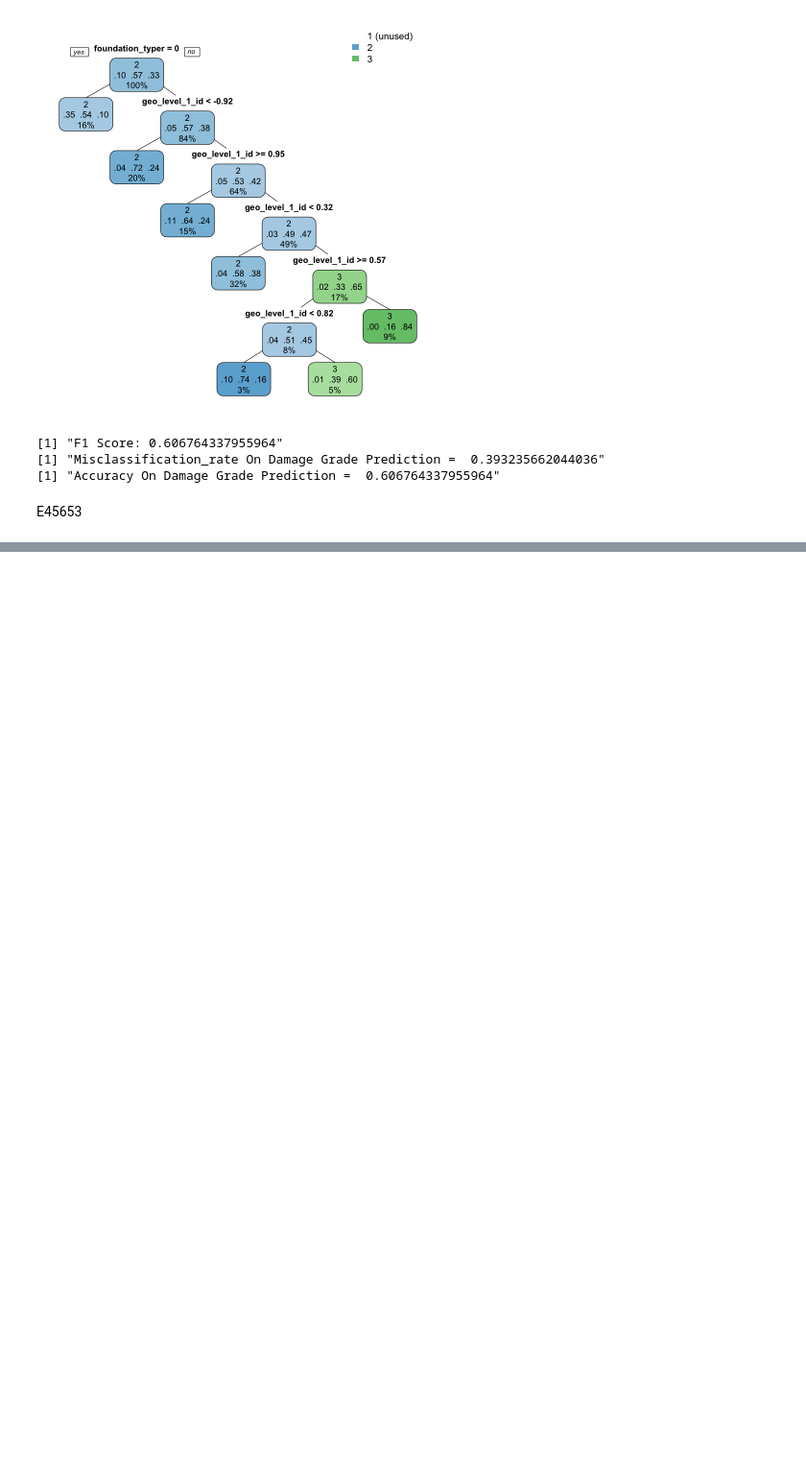
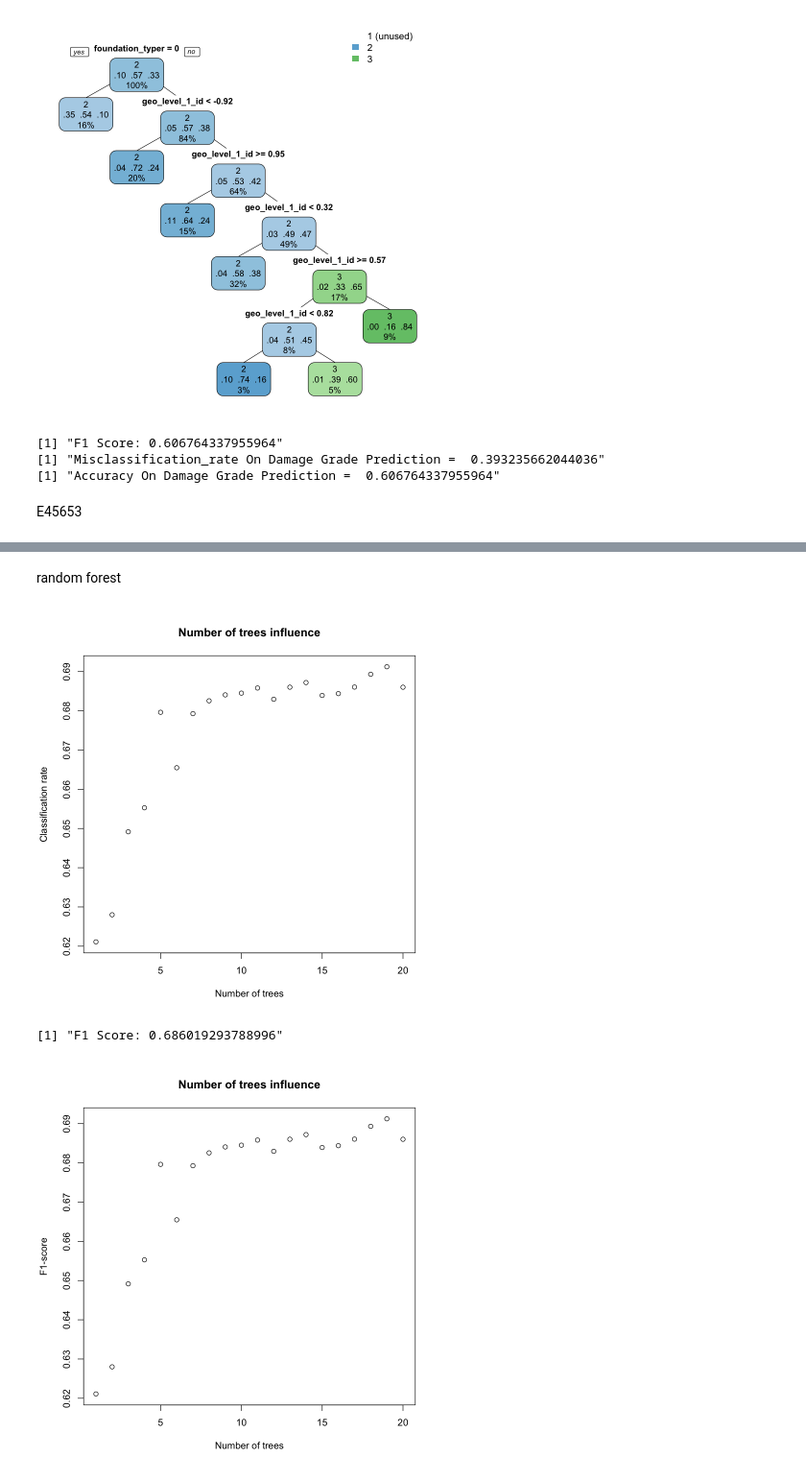
Before and after one commit to ULB-INFO-F-422/richter-s-predictor-group-26, a Jupyter notebook: FirstVersion.ipynb, the cells around one changed output, grey strips where cells are left out. Shown: that part at 96% size. Saved outputs shown, nothing was run; the diff lists cells and outputs as text; code cells hidden in the pictures; blank space fills up the shorter version.

Commit message:
4 model but some issues

```diff
--- a/FirstVersion.ipynb
+++ b/FirstVersion.ipynb
@@ -961,0 +807,43 @@ data.frame(model$variable.importance)
+# %% [markdown]
+random forest
+# %%
+n_trees <- 20
+accuracy_vec <- rep(0, n_trees)
+f1_score_vec <- rep(0, n_trees)
+
+class_weights <- table(New_Train$damage_grade) / nrow(New_Train)  # Calcul des poids de classe
+
+for (i in 1:n_trees) {
+  # Split the dataset into training and test sets
+  train_data_idx <- sample(1:nrow(New_Train), floor(0.5 * nrow(New_Train)))
+  train_data <- New_Train[train_data_idx, ]
+  test_data <- New_Train[-train_data_idx, ]
+
+  # Fit the random forest model
+  model <- randomForest(
+    x = train_data[, -which(names(train_data) == "damage_grade")],
+    y = as.factor(train_data$damage_grade),
+    ntree = i,
+    classwt = class_weights  # Utilisation des poids de classe calculés
+  )
+
+  # Predict on the test set
+  predictions <- predict(model, newdata = test_data[, -which(names(test_data) == "damage_grade")])
+
+  # Calculate accuracy
+  correct_predictions <- sum(predictions == test_data$damage_grade)
+  accuracy <- correct_predictions / nrow(test_data)
+  accuracy_vec[i] <- accuracy
+
+  # Calculate F1-score
+  f1_score <- F1_Score_micro(test_data$damage_grade, predictions)  # Adjust positive class label if needed
+  f1_score_vec[i] <- f1_score
+}
+
+plot(accuracy_vec, main = "Number of trees influence", xlab = "Number of trees", ylab = "Classification rate")
+plot(f1_score_vec, main = "Number of trees influence", xlab = "Number of trees", ylab = "F1-score")
+print(paste("F1 Score:", f1_score))
+# %% [output]
+[figure, added]
+[1] "F1 Score: 0.686019293788996"
+[figure, added]
```
Also changed, not shown: parts of 20 cells of this notebook.
